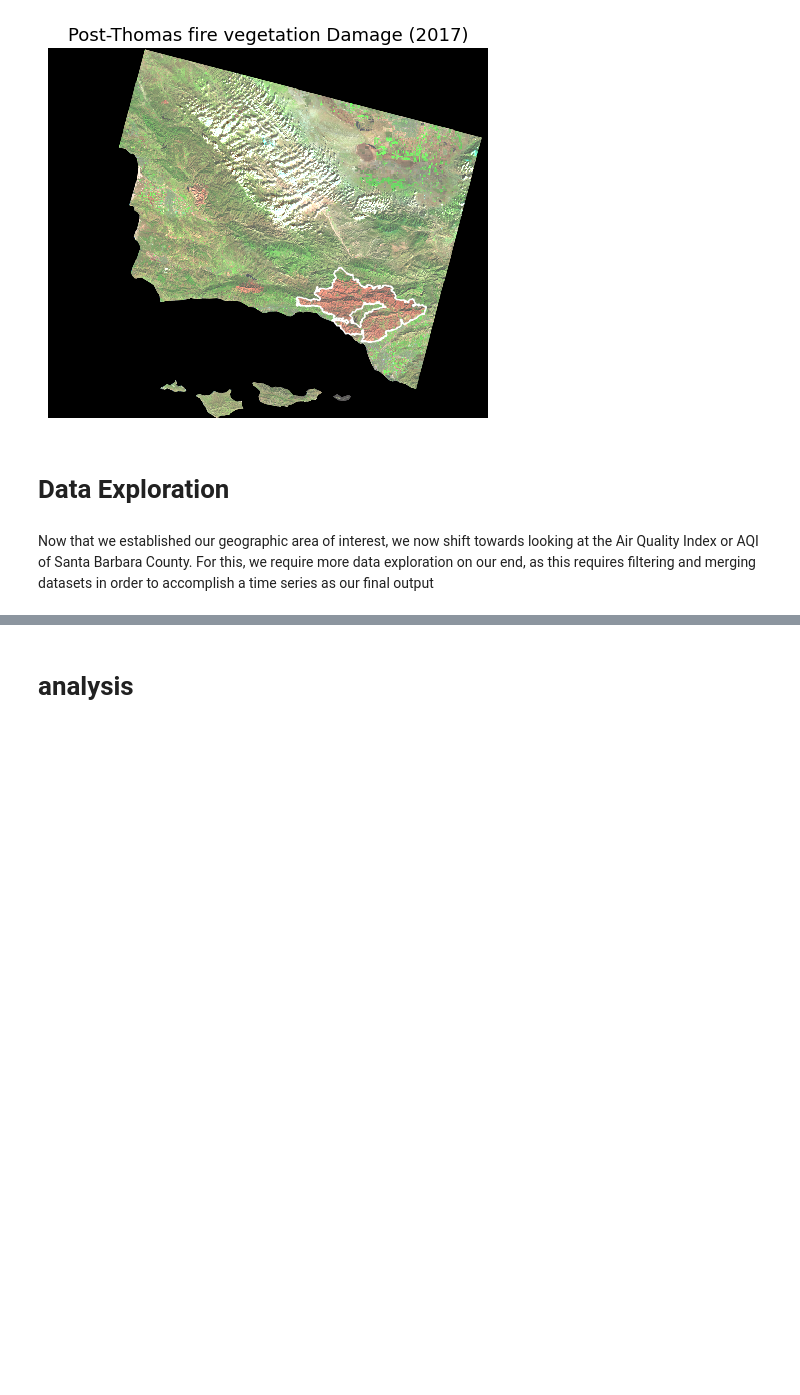
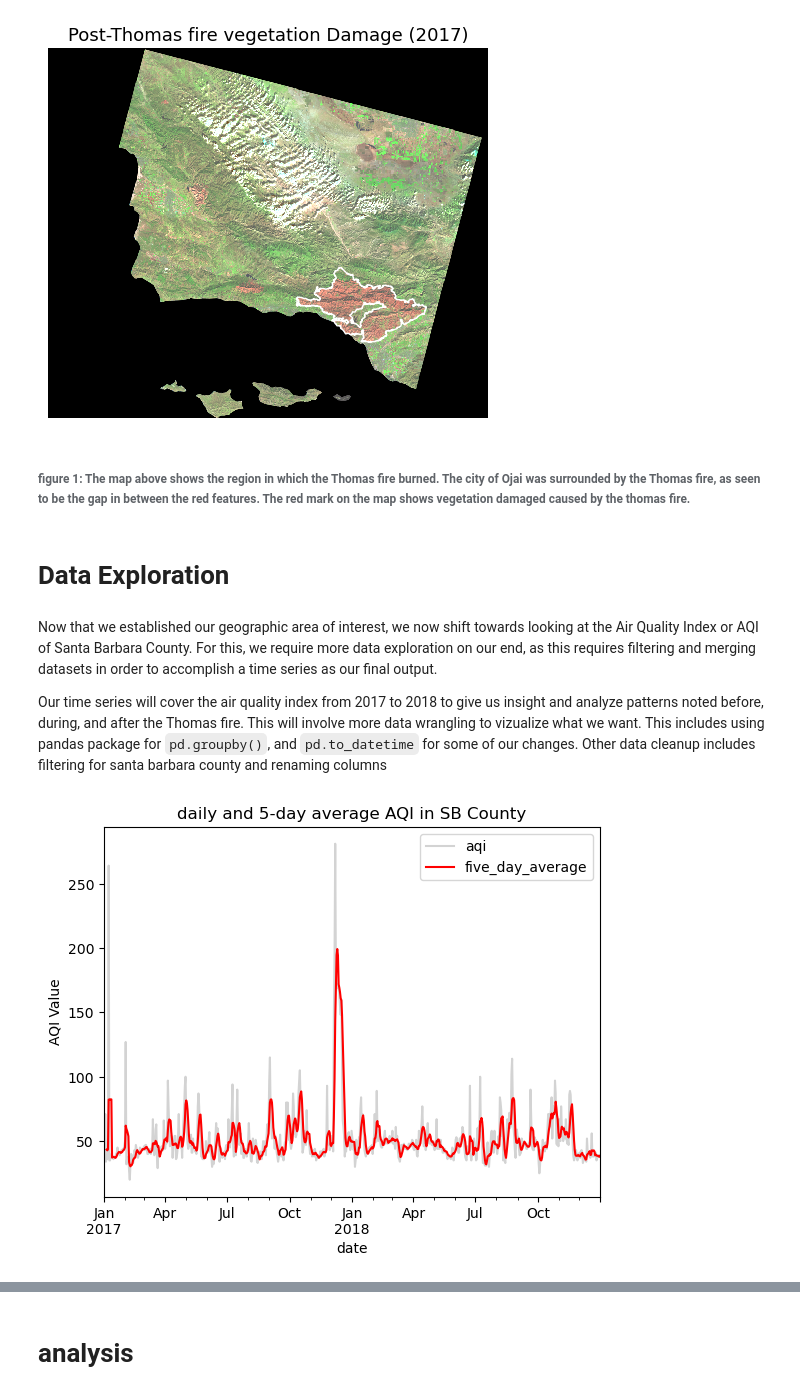
Before and after one commit to rosemaryjuarez/rosemaryjuarez.github.io, a Jupyter notebook: blog/2023-12-13-220-hw/hw4-task-3(1).ipynb, the cells around one changed output, grey strips where cells are left out. Drawn from its saved outputs; the diff is of its cells as text; code cells hidden in the pictures; blank space fills up the shorter version.

```diff
--- a/blog/2023-12-13-220-hw/hw4-task-3(1).ipynb
+++ b/blog/2023-12-13-220-hw/hw4-task-3(1).ipynb
@@ -102,42 +104,54 @@ ax.axis('off')
 plt.show()
 # %% [output]
 [figure]
+# %% [markdown]
+###### figure 1: The map above shows the region in which the Thomas fire burned. The city of Ojai was surrounded by the Thomas fire, as seen to be the gap in between the red features. The red mark on the map shows vegetation damaged caused by the thomas fire.
 # %% [markdown]
 # Data Exploration
 # %% [markdown]
-Now that we established our geographic area of interest, we now shift towards looking at the Air Quality Index or AQI of Santa Barbara County. For this, we require more data exploration on our end, as this requires filtering and merging datasets in order to accomplish a time series as our final output
+Now that we established our geographic area of interest, we now shift towards looking at the Air Quality Index or AQI of Santa Barbara County. For this, we require more data exploration on our end, as this requires filtering and merging datasets in order to accomplish a time series as our final output.
+
+Our time series will cover the air quality index from 2017 to 2018 to give us insight and analyze patterns noted before, during, and after the Thomas fire. This will involve more data wrangling to vizualize what we want. This includes using pandas package for `pd.groupby()`, and `pd.to_datetime` for some of our changes. Other data cleanup includes filtering for santa barbara county and renaming columns
 # %%
+#finding the mean aqi by county
 aqi_17.groupby('county Name').mean('AQI')
-
-# (c) checking data type
-aqi_17.dtypes
 
 # concatanating two dataframes together
 aqi = pd.concat([aqi_17, aqi_18])
 
-# initial column names: notice caps and spaces (difficult to work with!)
-
 # re-assign the column names - .str.lower() makes them lower case
 aqi.columns = aqi.columns.str.lower()
 
-#  re-assign the column names again - .str.replace(' ','_') replaces the space for _
+#  re-assign the column names again
 aqi.columns = aqi.columns.str.replace(' ','_')
 
 # selecting data from SB county using conditionals
 aqi_sb = aqi[aqi.county_name == 'Santa Barbara']
-
 
 #removing columns using.drop()
 aqi_sb = aqi_sb.drop(columns = ['state_name', 'county_name', 'state_code', 'county_code'])
 
 #changing to datetime for date
 aqi_sb['date'] = pd.to_datetime(aqi_sb.date)
 
-
-# checking if index is updated
-aqi_sb.index
-# it is not, so i will reset it
+#reseting aqi index
 aqi_sb.reset_index(inplace = True, drop = True)
 
 # adding the new column by updating it
 aqi_sb['five_day_average'] = aqi_sb.aqi.rolling(window = 5).mean()
+
+#plot
+#creating colors first for the lines
+colors = {'aqi': '#d3d3d3',
+         'five_day_average': 'red'}
+
+#line plot of the AQI using the new column i just added
+aqi_sb.plot(kind = 'line',
+           x = 'date',
+           y = ['aqi', 'five_day_average'],
+           color = colors,
+           title ='daily and 5-day average AQI in SB County',
+           ylabel = 'AQI Value')
+plt.show()
+# %% [output]
+[figure, added]
```
Also changed, not shown: parts of 12 cells of this notebook, 6 other files.
